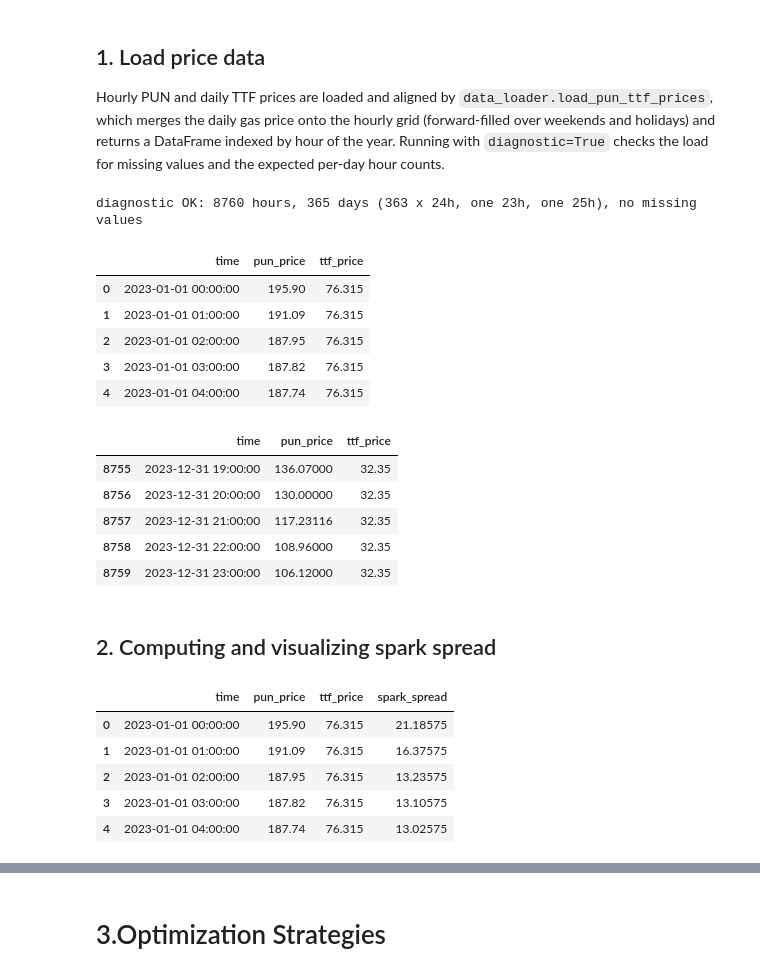
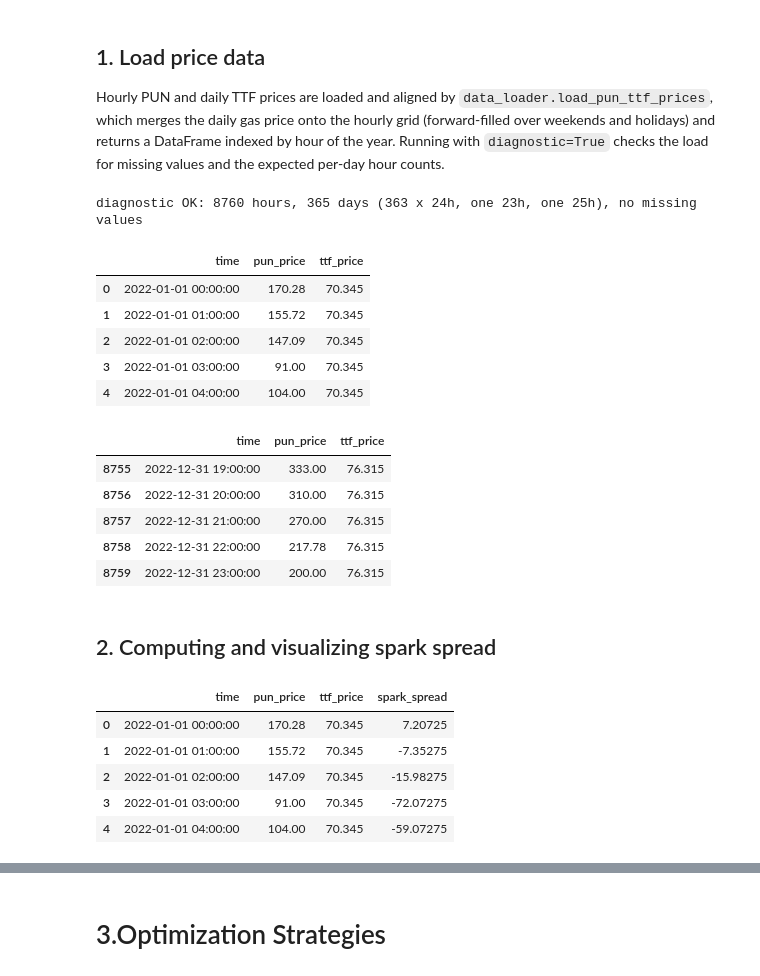
Before and after one commit to Frascus/ccgt-valuation, a Jupyter notebook: analysis.ipynb, the cells around one changed output, grey strips where cells are left out. Drawn from its saved outputs; the diff is of its cells as text; code cells hidden in the pictures.

```diff
--- a/analysis.ipynb
+++ b/analysis.ipynb
@@ -31,24 +31,26 @@ the hourly grid (forward-filled over weekends and holidays) and returns
 a DataFrame indexed by hour of the year. Running with `diagnostic=True`
 checks the load for missing values and the expected per-day hour counts.
 # %%
-pun_ttf_prices=data_loader.load_pun_ttf_prices(diagnostic=True)
+year=2022 #available years are 2021 - 2022 - 2023 only
+
+pun_ttf_prices=data_loader.load_pun_ttf_prices(diagnostic=True, year=year)
 
 display(pun_ttf_prices.head())
 display(pun_ttf_prices.tail())
 # %% [output]
 diagnostic OK: 8760 hours, 365 days (363 x 24h, one 23h, one 25h), no missing values
 |  | time | pun_price | ttf_price |
-| 0 | 2023-01-01 00:00:00 | 195.90 | 76.315 |
-| 1 | 2023-01-01 01:00:00 | 191.09 | 76.315 |
-| 2 | 2023-01-01 02:00:00 | 187.95 | 76.315 |
-| 3 | 2023-01-01 03:00:00 | 187.82 | 76.315 |
-| 4 | 2023-01-01 04:00:00 | 187.74 | 76.315 |
+| 0 | 2022-01-01 00:00:00 | 170.28 | 70.345 |
+| 1 | 2022-01-01 01:00:00 | 155.72 | 70.345 |
+| 2 | 2022-01-01 02:00:00 | 147.09 | 70.345 |
+| 3 | 2022-01-01 03:00:00 | 91.00 | 70.345 |
+| 4 | 2022-01-01 04:00:00 | 104.00 | 70.345 |
 |  | time | pun_price | ttf_price |
-| 8755 | 2023-12-31 19:00:00 | 136.07000 | 32.35 |
-| 8756 | 2023-12-31 20:00:00 | 130.00000 | 32.35 |
-| 8757 | 2023-12-31 21:00:00 | 117.23116 | 32.35 |
-| 8758 | 2023-12-31 22:00:00 | 108.96000 | 32.35 |
-| 8759 | 2023-12-31 23:00:00 | 106.12000 | 32.35 |
+| 8755 | 2022-12-31 19:00:00 | 333.00 | 76.315 |
+| 8756 | 2022-12-31 20:00:00 | 310.00 | 76.315 |
+| 8757 | 2022-12-31 21:00:00 | 270.00 | 76.315 |
+| 8758 | 2022-12-31 22:00:00 | 217.78 | 76.315 |
+| 8759 | 2022-12-31 23:00:00 | 200.00 | 76.315 |
 # %% [markdown]
 ## 2. Computing and visualizing spark spread
 # %%
@@ -63,11 +65,11 @@ pun_ttf_prices["spark_spread"]=dispatch.compute_spark_spread(
 pun_ttf_prices.head()
 # %% [output]
 |  | time | pun_price | ttf_price | spark_spread |
-| 0 | 2023-01-01 00:00:00 | 195.90 | 76.315 | 21.18575 |
-| 1 | 2023-01-01 01:00:00 | 191.09 | 76.315 | 16.37575 |
-| 2 | 2023-01-01 02:00:00 | 187.95 | 76.315 | 13.23575 |
-| 3 | 2023-01-01 03:00:00 | 187.82 | 76.315 | 13.10575 |
-| 4 | 2023-01-01 04:00:00 | 187.74 | 76.315 | 13.02575 |
+| 0 | 2022-01-01 00:00:00 | 170.28 | 70.345 | 7.20725 |
+| 1 | 2022-01-01 01:00:00 | 155.72 | 70.345 | -7.35275 |
+| 2 | 2022-01-01 02:00:00 | 147.09 | 70.345 | -15.98275 |
+| 3 | 2022-01-01 03:00:00 | 91.00 | 70.345 | -72.07275 |
+| 4 | 2022-01-01 04:00:00 | 104.00 | 70.345 | -59.07275 |
 # %%
 # media giornaliera
 daily = (
```
Also changed, not shown: parts of 5 cells of this notebook, 4 other files.
